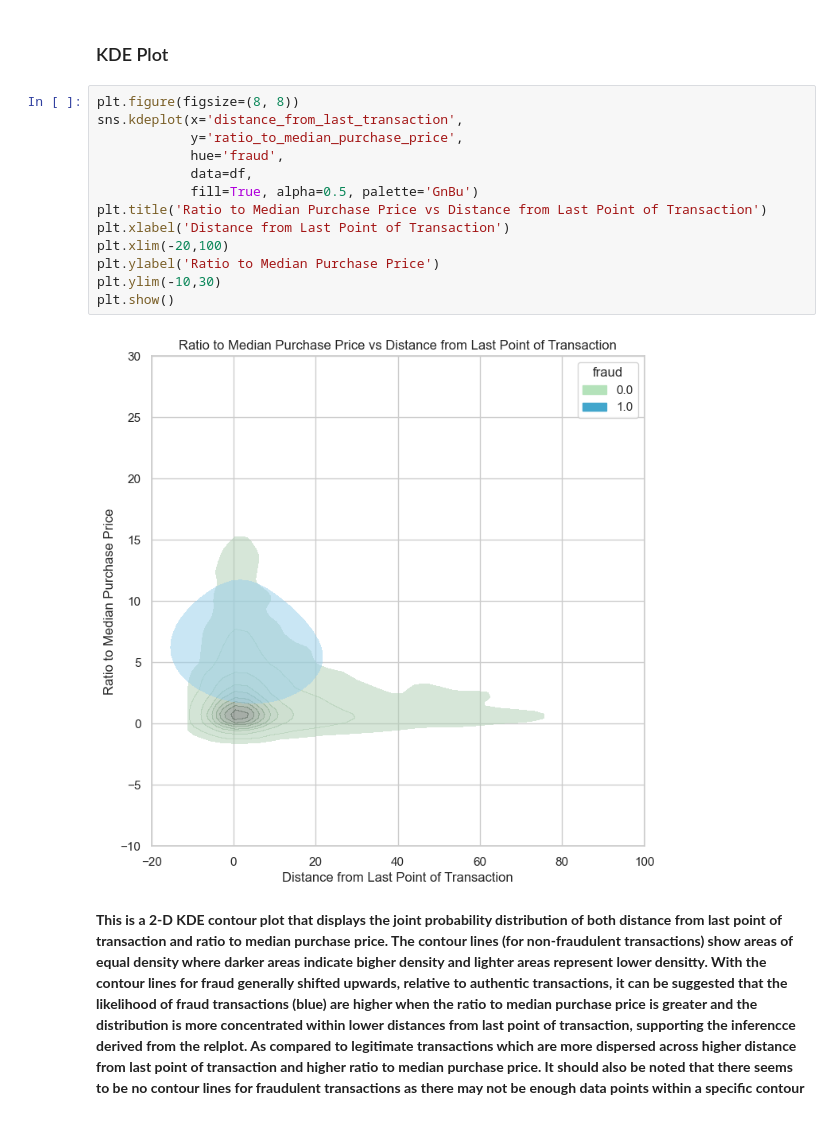
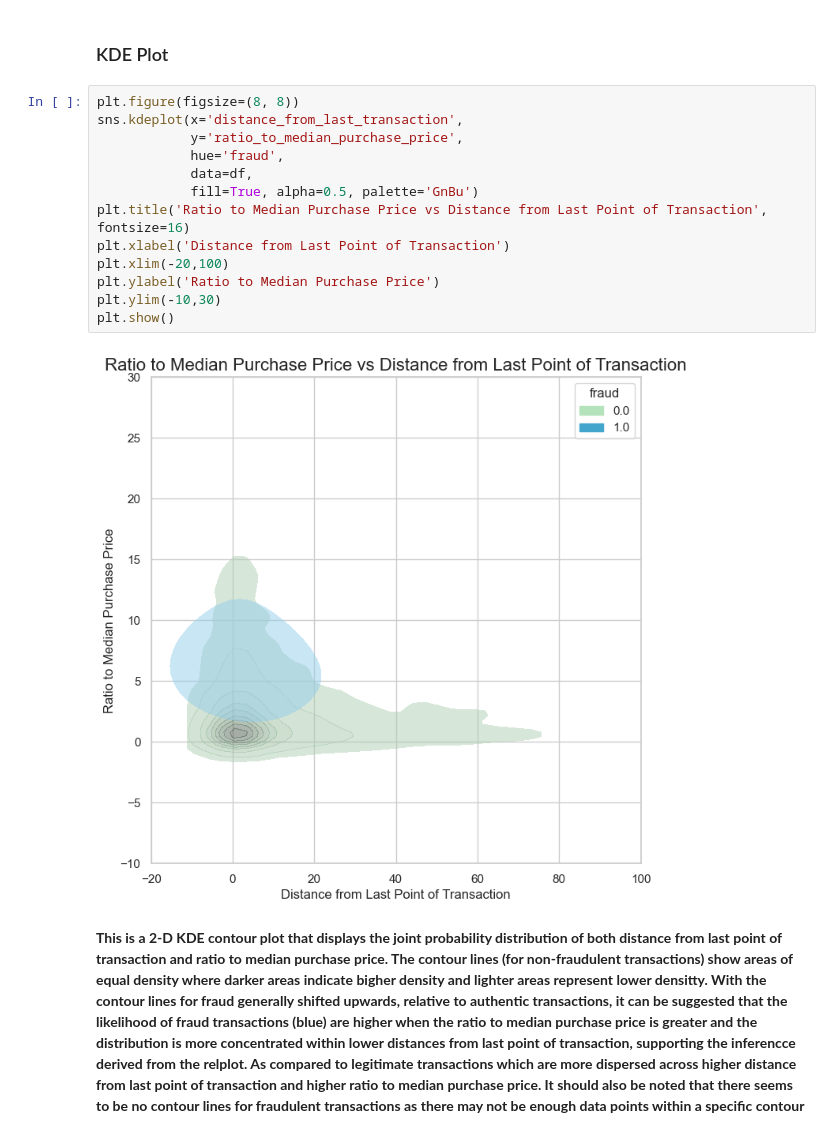
Before and after one commit to KarimKhalil33/CreditCard-Fraud-Data-Analysis, a Jupyter notebook: analysis/analysis1.ipynb, the cells around one changed output. Drawn from its saved outputs; the diff is of its cells as text.

```diff
--- a/analysis/analysis1.ipynb
+++ b/analysis/analysis1.ipynb
@@ -230,18 +233,18 @@ See the caveats in the documentation: https://pandas.pydata.org/pandas-docs/stab
 # %%
 plt.figure(figsize=(8, 8))
 sns.kdeplot(x='distance_from_last_transaction',
             y='ratio_to_median_purchase_price',
             hue='fraud',
             data=df,
             fill=True, alpha=0.5, palette='GnBu')
-plt.title('Ratio to Median Purchase Price vs Distance from Last Point of Transaction')
+plt.title('Ratio to Median Purchase Price vs Distance from Last Point of Transaction', fontsize=16)
 plt.xlabel('Distance from Last Point of Transaction')
 plt.xlim(-20,100)
 plt.ylabel('Ratio to Median Purchase Price')
 plt.ylim(-10,30)
 plt.show()
 # %% [output]
-[figure, old version]
+[figure, new version]
 # %% [markdown]
 **This is a 2-D KDE contour plot that displays the joint probability distribution of both distance from last point of transaction and ratio to median purchase price. The contour lines (for non-fraudulent transactions) show areas of equal density where darker areas indicate bigher density and lighter areas represent lower densitty. With the contour lines for fraud generally shifted upwards, relative to authentic transactions, it can be suggested that the likelihood of fraud transactions (blue) are higher when the ratio to median purchase price is greater and the distribution is more concentrated within lower distances from last point of transaction, supporting the inferencce derived from the relplot. As compared to legitimate transactions which are more dispersed across higher distance from last point of transaction and higher ratio to median purchase price. It should also be noted that there seems to be no contour lines for fraudulent transactions as there may not be enough data points within a specific contour line to generate meaningful contour lines.**
 
```
Also changed, not shown: parts of 7 cells of this notebook, 1 other file.
